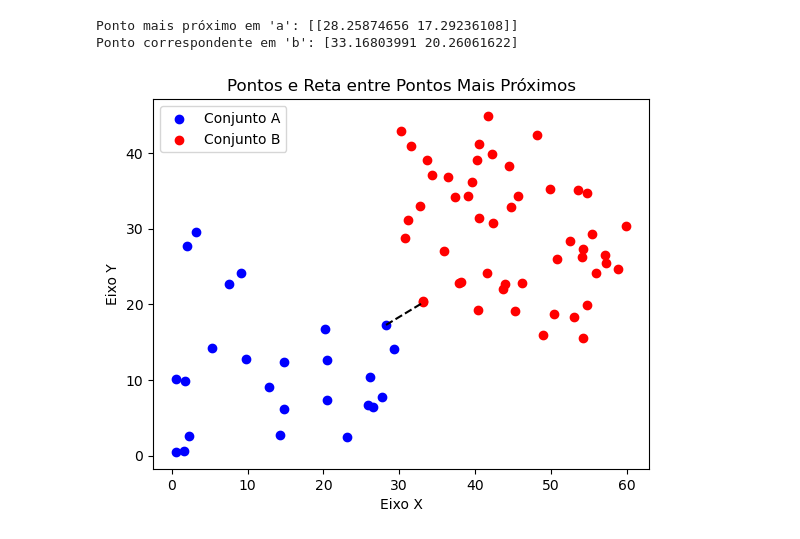
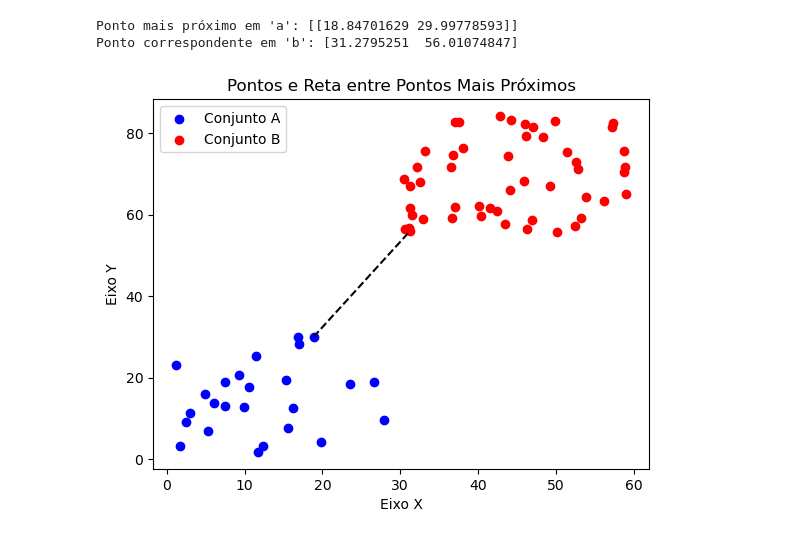
Before and after one commit to milenamoreira/geometria-computacional, a Jupyter notebook: closest_pair.ipynb, the cells around one changed output. Drawn from its saved outputs; the diff is of its cells as text; code cells hidden in the pictures.

```diff
--- a/closest_pair.ipynb
+++ b/closest_pair.ipynb
@@ -1,3 +1,9 @@
+# %%
+# classe para representar pontos bidimensionais no espaço
+class Ponto:
+    def __init__(self, x, y):
+        self.x = x
+        self.y = y
 # %%
 import matplotlib.pyplot as plt
 from sklearn.neighbors import KDTree
@@ -8,6 +14,7 @@ n = 100
 a = np.random.random((n, 2))
 b = np.random.random((n, 2))
 
+# função que calcula par de pontos com menor distancia dados dois conjuntos diferentes
 def menor_dist(a,b):
     # Construção da árvore KD
     tree = KDTree(a)
@@ -21,6 +28,9 @@ def menor_dist(a,b):
     # Coordenadas do par mais próximo
     point_a = a[neighbors[min_distance_index]]
     point_b = b[min_distance_index]
+
+
+
 
     print(f"Ponto mais próximo em 'a': {point_a}")
     print(f"Ponto correspondente em 'b': {point_b}")
@@ -37,37 +47,41 @@ def menor_dist(a,b):
     # Adiciona uma linha entre o par de pontos mais próximo
     plt.plot([point_a[0, 0], point_b[0]], [point_a[0, 1], point_b[1]], 'k--')
 
-    # Adiciona uma linha entre cada par de pontos mais próximos
-    #for i in range(len(b)):
-    #   plt.plot([a[indices[i], 0], b[i, 0]], [a[indices[i], 1], b[i, 1]], 'k--')
+
 
     plt.title('Pontos e Reta entre Pontos Mais Próximos')
     plt.xlabel('Eixo X')
     plt.ylabel('Eixo Y')
     plt.legend()
     plt.show()
+
+    p1 = Ponto(point_a[0, 0], point_a[0,1])
+    p2 = Ponto(point_b[0], point_b[1])
+
+    return (p1, p2)
 # %%
 
 # simulação usando pontos aleatorios
 # Geração de dois conjuntos de pontos separados
 def generate_separated_sets(n, separation_distance):
     # Conjunto A: pontos gerados aleatoriamente
     set_a = np.random.rand(n//2, 2) * separation_distance
 
     # Conjunto B: pontos gerados aleatoriamente com uma distância de separação
-    set_b = np.random.rand(n, 2) * separation_distance + np.array([separation_distance, 15])
+    set_b = np.random.rand(n, 2) * separation_distance + np.array([separation_distance, 55])
 
     return set_a, set_b
 
 # Parâmetros
 n_pontos = 50
 distancia_separacao = 30.0
 
 # Geração dos conjuntos
 conjunto_a, conjunto_b = generate_separated_sets(n_pontos, distancia_separacao)
 
-menor_dist(conjunto_a,conjunto_b)
+# pega pontos com menor dist
+p1, p2 = menor_dist(conjunto_a,conjunto_b)
 # %% [output]
-Ponto mais próximo em 'a': [[28.25874656 17.29236108]]
-Ponto correspondente em 'b': [33.16803991 20.26061622]
+Ponto mais próximo em 'a': [[18.84701629 29.99778593]]
+Ponto correspondente em 'b': [31.2795251  56.01074847]
-[figure, old version]
+[figure, new version]
```
Also changed, not shown: parts of 2 cells of this notebook.
